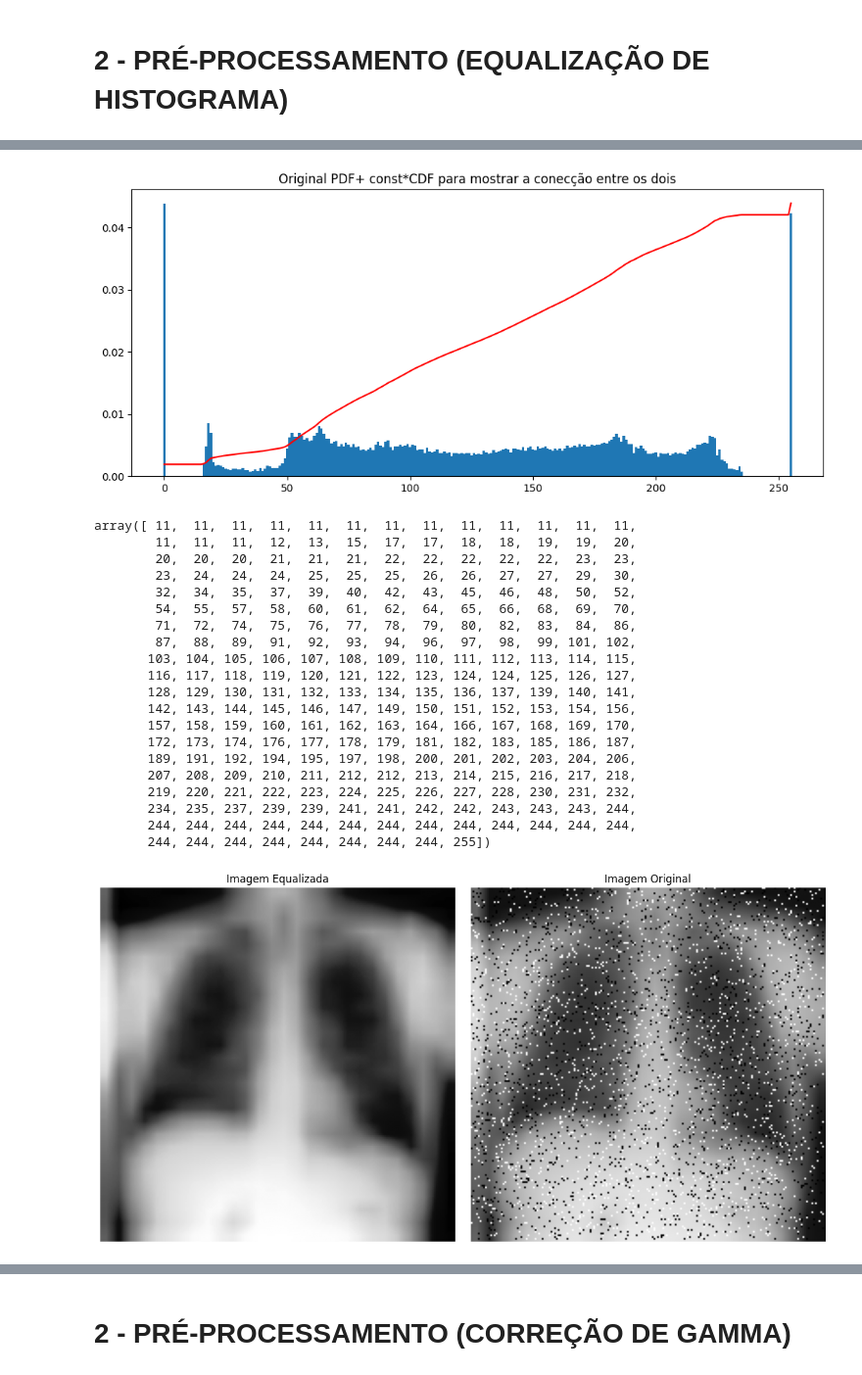
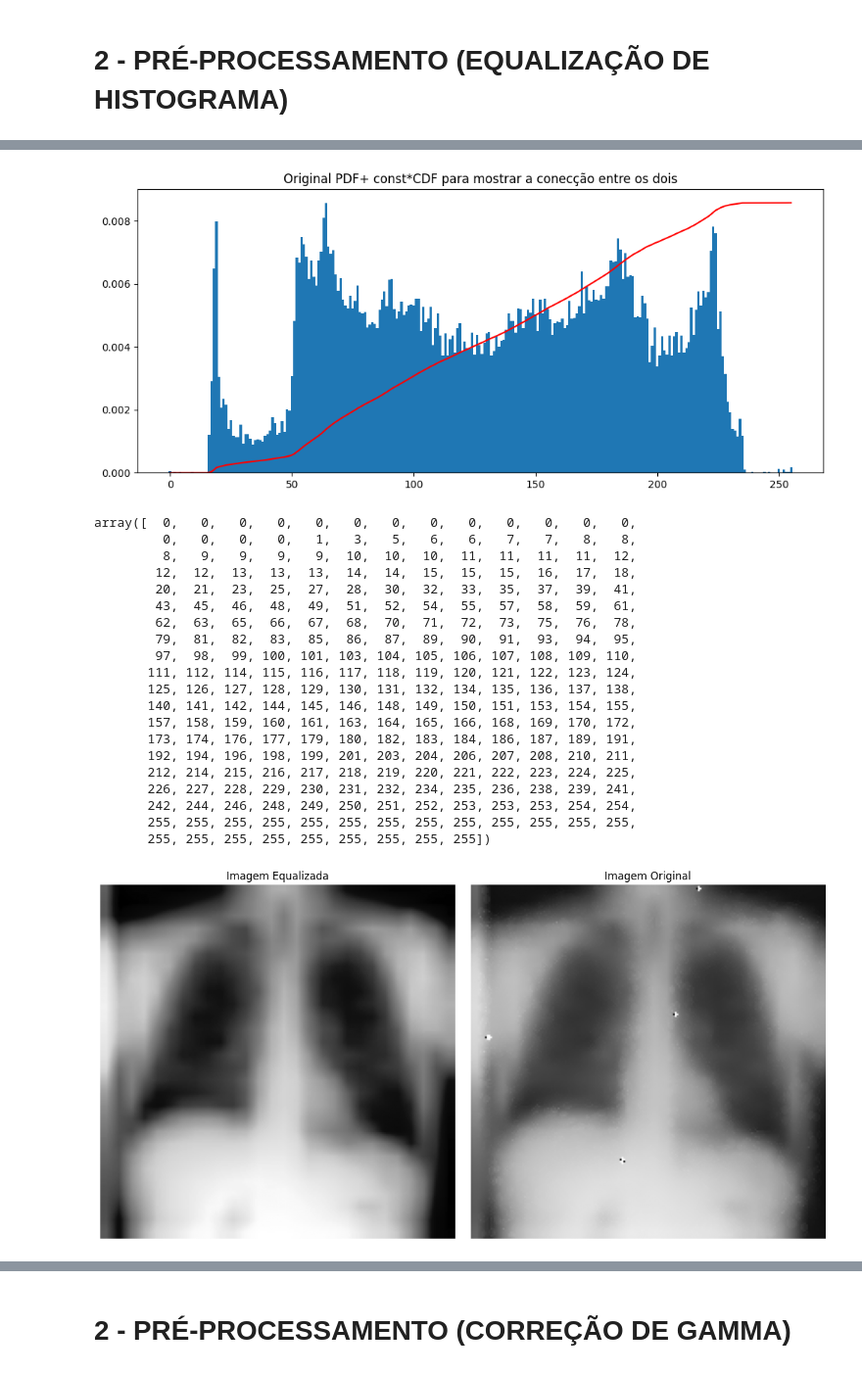
Before and after one commit to Henrique047/PDI_T1, a Jupyter notebook: Cópia_de_PDI_T1.ipynb, the cells around one changed output, grey strips where cells are left out. Shown at 98% size. Saved outputs shown, nothing was run; the diff lists cells and outputs as text; code cells hidden in the pictures.

```diff
--- a/Cópia_de_PDI_T1.ipynb
+++ b/Cópia_de_PDI_T1.ipynb
@@ -84,7 +84,7 @@ plt.show()
 #Histograma original
 intervalo_min_max = [0, 256]
 num_pontos = 256
-point_count, point_edges = np.histogram(img_noise, num_pontos, intervalo_min_max)
+point_count, point_edges = np.histogram(laplace_final, num_pontos, intervalo_min_max)
 point_start = point_edges[:-1]
 
 def draw_hist(x_axis, input):
@@ -124,51 +124,52 @@ ax.plot(cdf * np.max(pdf), "r")
 plt.title("Original PDF+ const*CDF para mostrar a conecção entre os dois")
 plt.show()
 # %% [output]
-[figure, old version]
+[figure, new version]
 # %%
 #Desnormalizando para tornar função de equalização
 f_eq = np.round(cdf * 255).astype(int)
 f_eq
 # %% [output]
-array([ 11,  11,  11,  11,  11,  11,  11,  11,  11,  11,  11,  11,  11,
-        11,  11,  11,  12,  13,  15,  17,  17,  18,  18,  19,  19,  20,
-        20,  20,  20,  21,  21,  21,  22,  22,  22,  22,  22,  23,  23,
-        23,  24,  24,  24,  25,  25,  25,  26,  26,  27,  27,  29,  30,
-        32,  34,  35,  37,  39,  40,  42,  43,  45,  46,  48,  50,  52,
-        54,  55,  57,  58,  60,  61,  62,  64,  65,  66,  68,  69,  70,
-        71,  72,  74,  75,  76,  77,  78,  79,  80,  82,  83,  84,  86,
-        87,  88,  89,  91,  92,  93,  94,  96,  97,  98,  99, 101, 102,
-       103, 104, 105, 106, 107, 108, 109, 110, 111, 112, 113, 114, 115,
-       116, 117, 118, 119, 120, 121, 122, 123, 124, 124, 125, 126, 127,
-       128, 129, 130, 131, 132, 133, 134, 135, 136, 137, 139, 140, 141,
-       142, 143, 144, 145, 146, 147, 149, 150, 151, 152, 153, 154, 156,
-       157, 158, 159, 160, 161, 162, 163, 164, 166, 167, 168, 169, 170,
-       172, 173, 174, 176, 177, 178, 179, 181, 182, 183, 185, 186, 187,
-       189, 191, 192, 194, 195, 197, 198, 200, 201, 202, 203, 204, 206,
-       207, 208, 209, 210, 211, 212, 212, 213, 214, 215, 216, 217, 218,
-       219, 220, 221, 222, 223, 224, 225, 226, 227, 228, 230, 231, 232,
-       234, 235, 237, 239, 239, 241, 241, 242, 242, 243, 243, 243, 244,
-       244, 244, 244, 244, 244, 244, 244, 244, 244, 244, 244, 244, 244,
-       244, 244, 244, 244, 244, 244, 244, 244, 255])
+array([  0,   0,   0,   0,   0,   0,   0,   0,   0,   0,   0,   0,   0,
+         0,   0,   0,   0,   1,   3,   5,   6,   6,   7,   7,   8,   8,
+         8,   9,   9,   9,   9,  10,  10,  10,  11,  11,  11,  11,  12,
+        12,  12,  13,  13,  13,  14,  14,  15,  15,  15,  16,  17,  18,
+        20,  21,  23,  25,  27,  28,  30,  32,  33,  35,  37,  39,  41,
+        43,  45,  46,  48,  49,  51,  52,  54,  55,  57,  58,  59,  61,
+        62,  63,  65,  66,  67,  68,  70,  71,  72,  73,  75,  76,  78,
+        79,  81,  82,  83,  85,  86,  87,  89,  90,  91,  93,  94,  95,
+        97,  98,  99, 100, 101, 103, 104, 105, 106, 107, 108, 109, 110,
+       111, 112, 114, 115, 116, 117, 118, 119, 120, 121, 122, 123, 124,
+       125, 126, 127, 128, 129, 130, 131, 132, 134, 135, 136, 137, 138,
+       140, 141, 142, 144, 145, 146, 148, 149, 150, 151, 153, 154, 155,
+       157, 158, 159, 160, 161, 163, 164, 165, 166, 168, 169, 170, 172,
+       173, 174, 176, 177, 179, 180, 182, 183, 184, 186, 187, 189, 191,
+       192, 194, 196, 198, 199, 201, 203, 204, 206, 207, 208, 210, 211,
+       212, 214, 215, 216, 217, 218, 219, 220, 221, 222, 223, 224, 225,
+       226, 227, 228, 229, 230, 231, 232, 234, 235, 236, 238, 239, 241,
+       242, 244, 246, 248, 249, 250, 251, 252, 253, 253, 253, 254, 254,
+       255, 255, 255, 255, 255, 255, 255, 255, 255, 255, 255, 255, 255,
+       255, 255, 255, 255, 255, 255, 255, 255, 255])
 # %%
 # Define o tamanho total da figura (horizontal maior)
+img_eq = f_eq[img]
 fig, axs = plt.subplots(1, 2, figsize=(12, 6))  # 1 linha, 2 colunas
 
 # Imagem equalizada
 axs[0].imshow(img_eq, cmap='gray', vmin=0, vmax=255)
 axs[0].set_title('Imagem Equalizada')
 axs[0].axis('off')  # remove os eixos
 
 # Imagem original
 axs[1].imshow(img_noise, cmap='gray', vmin=0, vmax=255)
 axs[1].set_title('Imagem Original')
 axs[1].axis('off')
 
 # Mostra tudo junto
 plt.tight_layout()
 plt.show()
 # %% [output]
-[figure, old version]
+[figure, new version]
 # %%
 
 # Definindo o intervalo e número de pontos
```
Also changed, not shown: parts of 12 cells of this notebook.
